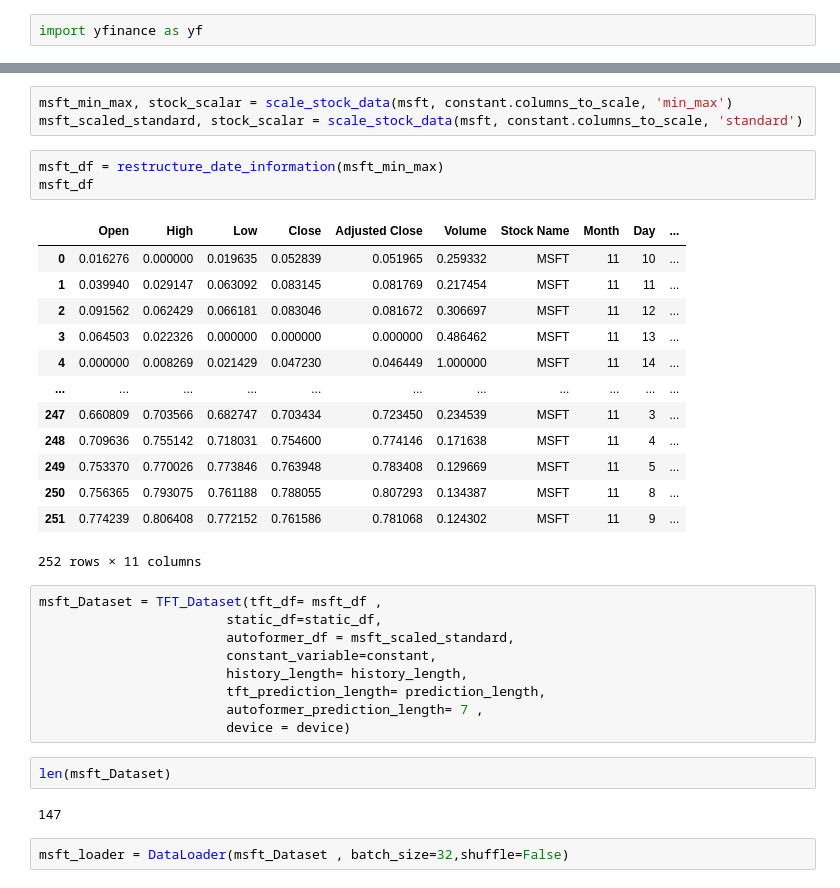
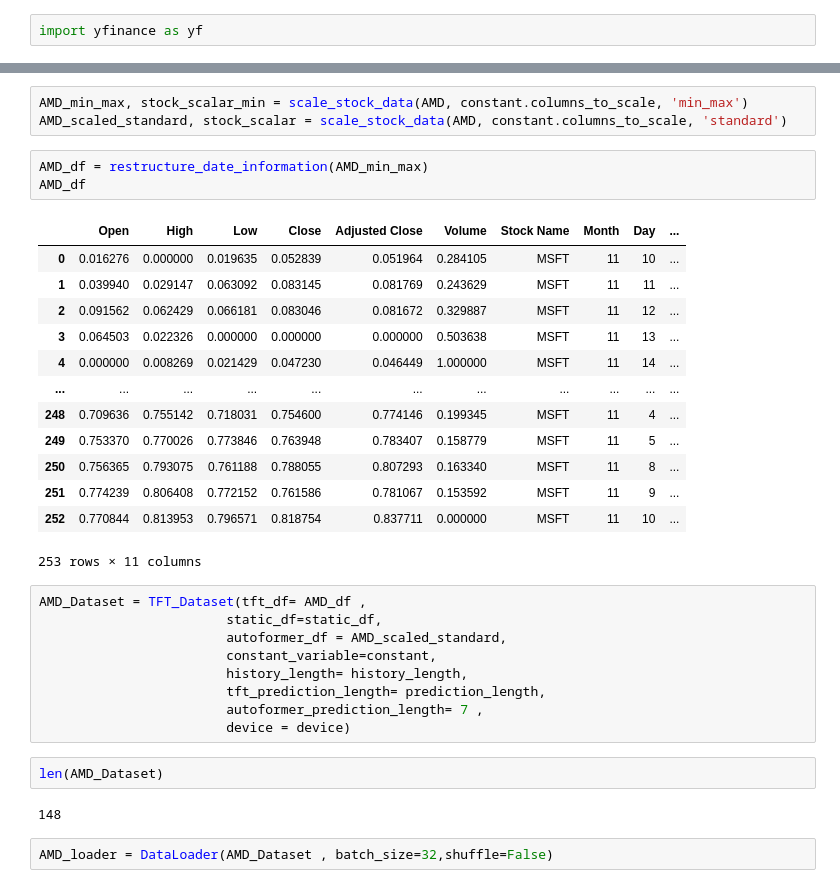
Before and after one commit to luanlam97/Gated_fusion, a Jupyter notebook: fusion.ipynb, the cells around one changed output, grey strips where cells are left out. Cells and saved outputs as stored; diff of their text form.

```diff
--- a/fusion.ipynb
+++ b/fusion.ipynb
@@ -378,38 +375,38 @@ msft
 # %%
-msft_min_max, stock_scalar = scale_stock_data(msft, constant.columns_to_scale, 'min_max')
-msft_scaled_standard, stock_scalar = scale_stock_data(msft, constant.columns_to_scale, 'standard')
+AMD_min_max, stock_scalar_min = scale_stock_data(AMD, constant.columns_to_scale, 'min_max')
+AMD_scaled_standard, stock_scalar = scale_stock_data(AMD, constant.columns_to_scale, 'standard')
-# %%
-msft_df = restructure_date_information(msft_min_max)
-msft_df
-# %% [output]
-|  | Open | High | Low | Close | Adjusted Close | Volume | Stock Name | Month | Day | ... |
-| 0 | 0.016276 | 0.000000 | 0.019635 | 0.052839 | 0.051965 | 0.259332 | MSFT | 11 | 10 | ... |
-| 1 | 0.039940 | 0.029147 | 0.063092 | 0.083145 | 0.081769 | 0.217454 | MSFT | 11 | 11 | ... |
-| 2 | 0.091562 | 0.062429 | 0.066181 | 0.083046 | 0.081672 | 0.306697 | MSFT | 11 | 12 | ... |
-| 3 | 0.064503 | 0.022326 | 0.000000 | 0.000000 | 0.000000 | 0.486462 | MSFT | 11 | 13 | ... |
-| 4 | 0.000000 | 0.008269 | 0.021429 | 0.047230 | 0.046449 | 1.000000 | MSFT | 11 | 14 | ... |
-| ... | ... | ... | ... | ... | ... | ... | ... | ... | ... | ... |
-| 247 | 0.660809 | 0.703566 | 0.682747 | 0.703434 | 0.723450 | 0.234539 | MSFT | 11 | 3 | ... |
-| 248 | 0.709636 | 0.755142 | 0.718031 | 0.754600 | 0.774146 | 0.171638 | MSFT | 11 | 4 | ... |
-| 249 | 0.753370 | 0.770026 | 0.773846 | 0.763948 | 0.783408 | 0.129669 | MSFT | 11 | 5 | ... |
-| 250 | 0.756365 | 0.793075 | 0.761188 | 0.788055 | 0.807293 | 0.134387 | MSFT | 11 | 8 | ... |
-| 251 | 0.774239 | 0.806408 | 0.772152 | 0.761586 | 0.781068 | 0.124302 | MSFT | 11 | 9 | ... |
-252 rows × 11 columns
+# %%
+AMD_df = restructure_date_information(AMD_min_max)
+AMD_df
+# %% [output]
+|  | Open | High | Low | Close | Adjusted Close | Volume | Stock Name | Month | Day | ... |
+| 0 | 0.016276 | 0.000000 | 0.019635 | 0.052839 | 0.051964 | 0.284105 | MSFT | 11 | 10 | ... |
+| 1 | 0.039940 | 0.029147 | 0.063092 | 0.083145 | 0.081769 | 0.243629 | MSFT | 11 | 11 | ... |
+| 2 | 0.091562 | 0.062429 | 0.066181 | 0.083046 | 0.081672 | 0.329887 | MSFT | 11 | 12 | ... |
+| 3 | 0.064503 | 0.022326 | 0.000000 | 0.000000 | 0.000000 | 0.503638 | MSFT | 11 | 13 | ... |
+| 4 | 0.000000 | 0.008269 | 0.021429 | 0.047230 | 0.046449 | 1.000000 | MSFT | 11 | 14 | ... |
+| ... | ... | ... | ... | ... | ... | ... | ... | ... | ... | ... |
+| 248 | 0.709636 | 0.755142 | 0.718031 | 0.754600 | 0.774146 | 0.199345 | MSFT | 11 | 4 | ... |
+| 249 | 0.753370 | 0.770026 | 0.773846 | 0.763948 | 0.783407 | 0.158779 | MSFT | 11 | 5 | ... |
+| 250 | 0.756365 | 0.793075 | 0.761188 | 0.788055 | 0.807293 | 0.163340 | MSFT | 11 | 8 | ... |
+| 251 | 0.774239 | 0.806408 | 0.772152 | 0.761586 | 0.781067 | 0.153592 | MSFT | 11 | 9 | ... |
+| 252 | 0.770844 | 0.813953 | 0.796571 | 0.818754 | 0.837711 | 0.000000 | MSFT | 11 | 10 | ... |
+253 rows × 11 columns
 # %%
-msft_Dataset = TFT_Dataset(tft_df= msft_df ,
+AMD_Dataset = TFT_Dataset(tft_df= AMD_df ,
                         static_df=static_df,
-                        autoformer_df = msft_scaled_standard,
+                        autoformer_df = AMD_scaled_standard,
                         constant_variable=constant,
                         history_length= history_length,
                         tft_prediction_length= prediction_length,
                         autoformer_prediction_length= 7 ,
                         device = device)
 # %%
-len(msft_Dataset)
+len(AMD_Dataset)
 # %% [output]
-147
+148
 # %%
-msft_loader = DataLoader(msft_Dataset , batch_size=32,shuffle=False)
+AMD_loader = DataLoader(AMD_Dataset , batch_size=32,shuffle=False)
 # %%
 fusion.eval()
 count = 0
```
Also changed, not shown: parts of 12 cells of this notebook, 5 other files.
